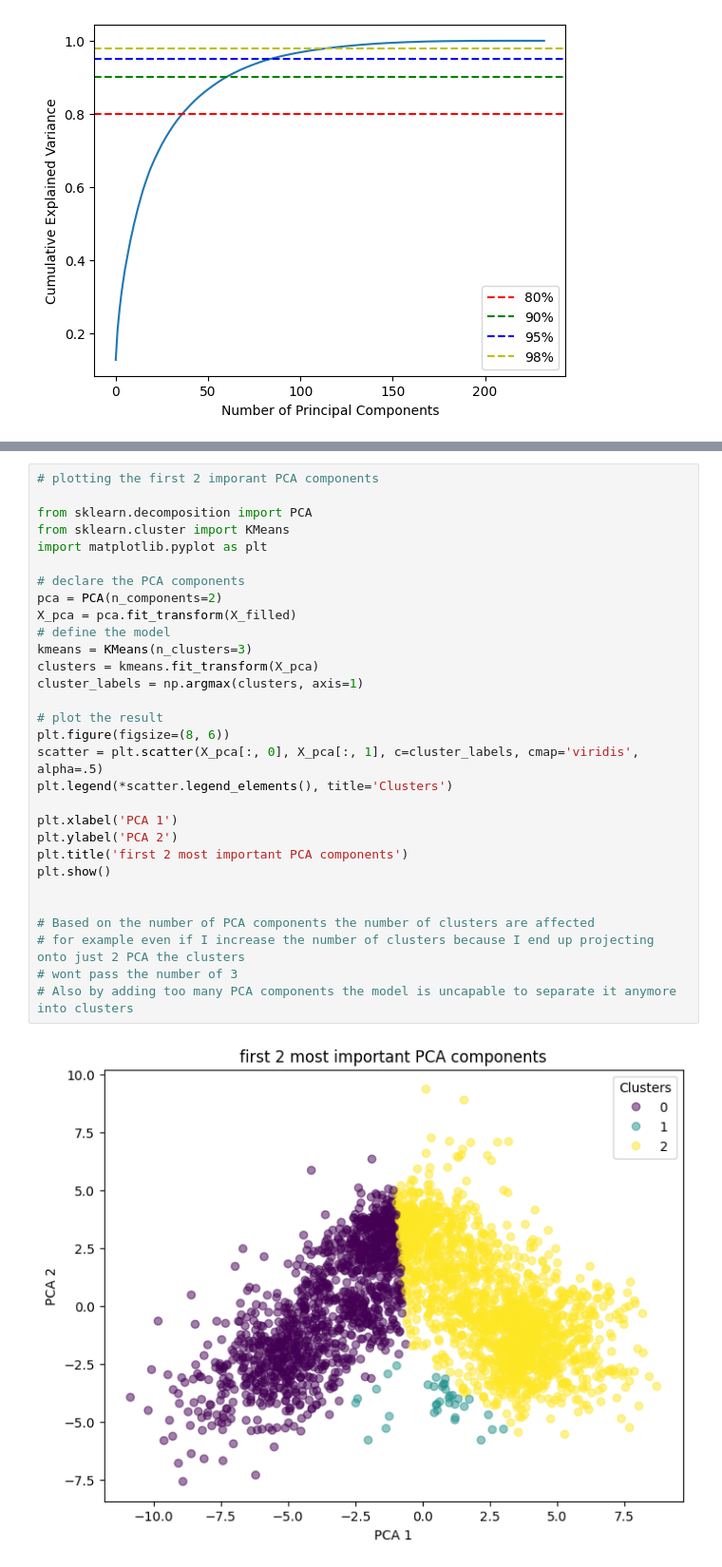
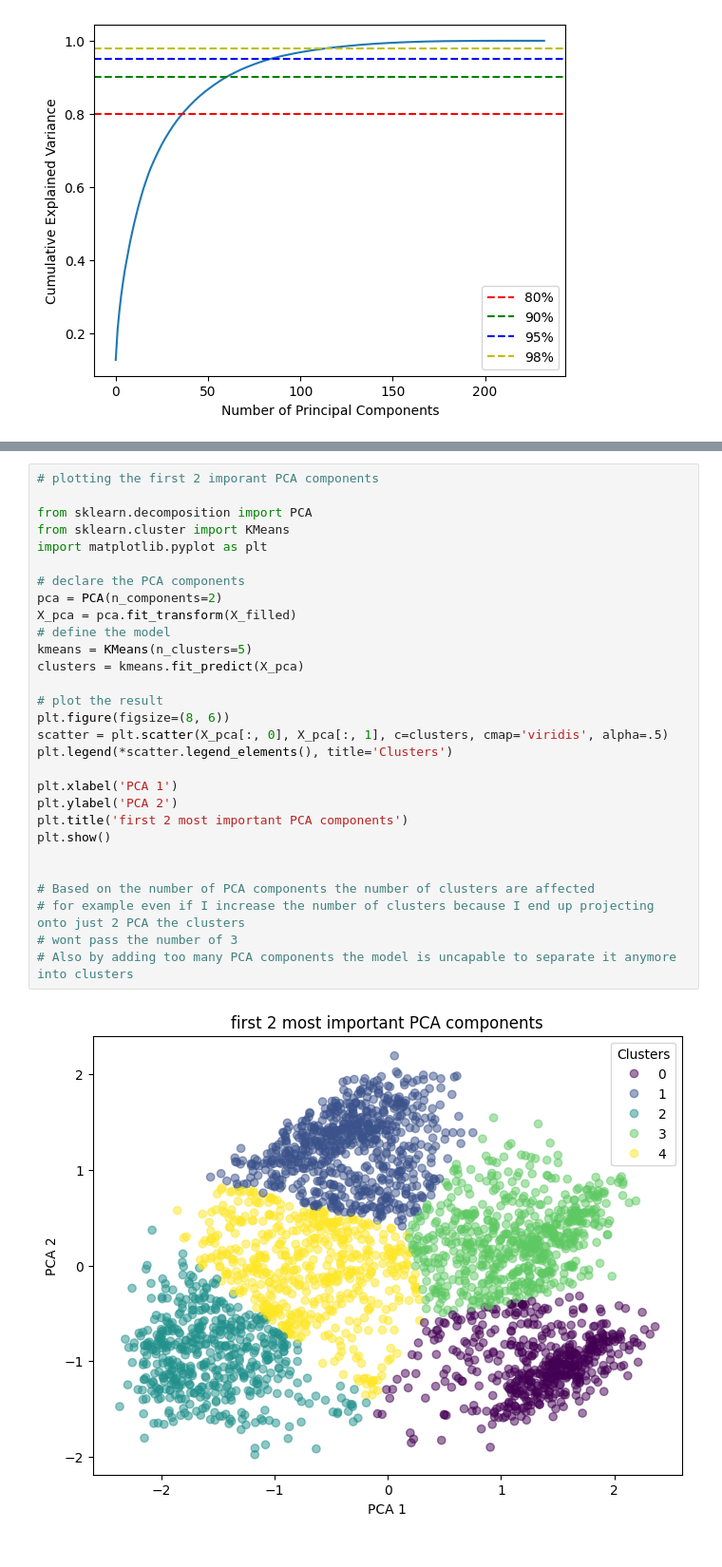
Before and after one commit to Adelin010/ML_Practice, a Jupyter notebook: lab4/philipp.ipynb, the cells around one changed output, grey strips where cells are left out. Shown at 95% size. Drawn from its saved outputs; the diff is of its cells as text.

```diff
--- a/lab4/philipp.ipynb
+++ b/lab4/philipp.ipynb
@@ -424,34 +404,33 @@ Number of PCA components necesarry for the reduction of the dataset's variance u
 # %%
 # plotting the first 2 imporant PCA components
 
 from sklearn.decomposition import PCA
 from sklearn.cluster import KMeans
 import matplotlib.pyplot as plt
 
 # declare the PCA components
 pca = PCA(n_components=2)
 X_pca = pca.fit_transform(X_filled)
 # define the model
-kmeans = KMeans(n_clusters=3)
-clusters = kmeans.fit_transform(X_pca)
-cluster_labels = np.argmax(clusters, axis=1)
+kmeans = KMeans(n_clusters=5)
+clusters = kmeans.fit_predict(X_pca)
 
 # plot the result
 plt.figure(figsize=(8, 6))
-scatter = plt.scatter(X_pca[:, 0], X_pca[:, 1], c=cluster_labels, cmap='viridis', alpha=.5)
+scatter = plt.scatter(X_pca[:, 0], X_pca[:, 1], c=clusters, cmap='viridis', alpha=.5)
 plt.legend(*scatter.legend_elements(), title='Clusters')
 
 plt.xlabel('PCA 1')
 plt.ylabel('PCA 2')
 plt.title('first 2 most important PCA components')
 plt.show()
 
 
 # Based on the number of PCA components the number of clusters are affected
 # for example even if I increase the number of clusters because I end up projecting onto just 2 PCA the clusters
 # wont pass the number of 3
 # Also by adding too many PCA components the model is uncapable to separate it anymore into clusters
 # %% [output]
-[figure, old version]
+[figure, new version]
 # %%
 # influence of the features in the PCA components
```
Also changed, not shown: parts of 7 cells of this notebook, 1 other file.
